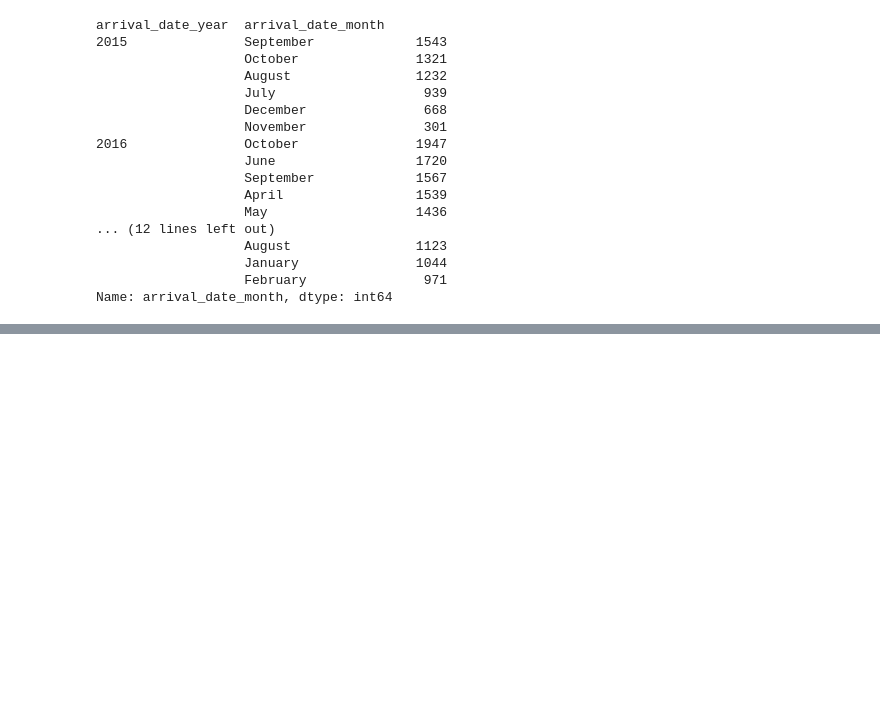
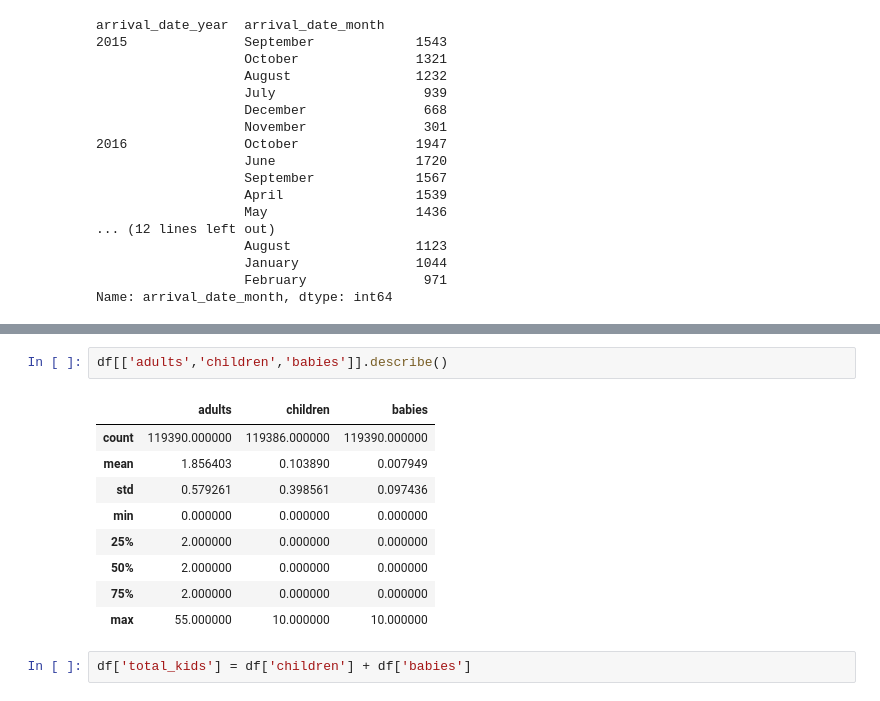
Before and after one commit to Tezz86/Start, a Jupyter notebook: First_project.ipynb, the cells around one changed output, grey strips where cells are left out. Drawn from its saved outputs; the diff is of its cells as text; blank space fills up the shorter version.

```diff
--- a/First_project.ipynb
+++ b/First_project.ipynb
@@ -289,0 +309,14 @@ Name: arrival_date_month, dtype: int64
+# %%
+df[['adults','children','babies']].describe()
+# %% [output]
+|  | adults | children | babies |
+| count | 119390.000000 | 119386.000000 | 119390.000000 |
+| mean | 1.856403 | 0.103890 | 0.007949 |
+| std | 0.579261 | 0.398561 | 0.097436 |
+| min | 0.000000 | 0.000000 | 0.000000 |
+| 25% | 2.000000 | 0.000000 | 0.000000 |
+| 50% | 2.000000 | 0.000000 | 0.000000 |
+| 75% | 2.000000 | 0.000000 | 0.000000 |
+| max | 55.000000 | 10.000000 | 10.000000 |
+# %%
+df['total_kids'] = df['children'] + df['babies']
```
Also changed, not shown: parts of 20 cells of this notebook.
